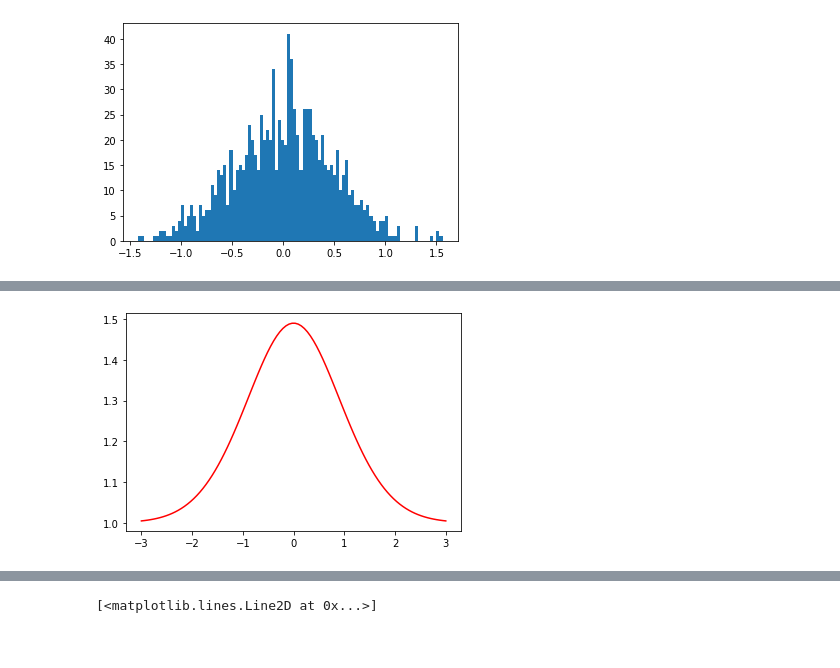
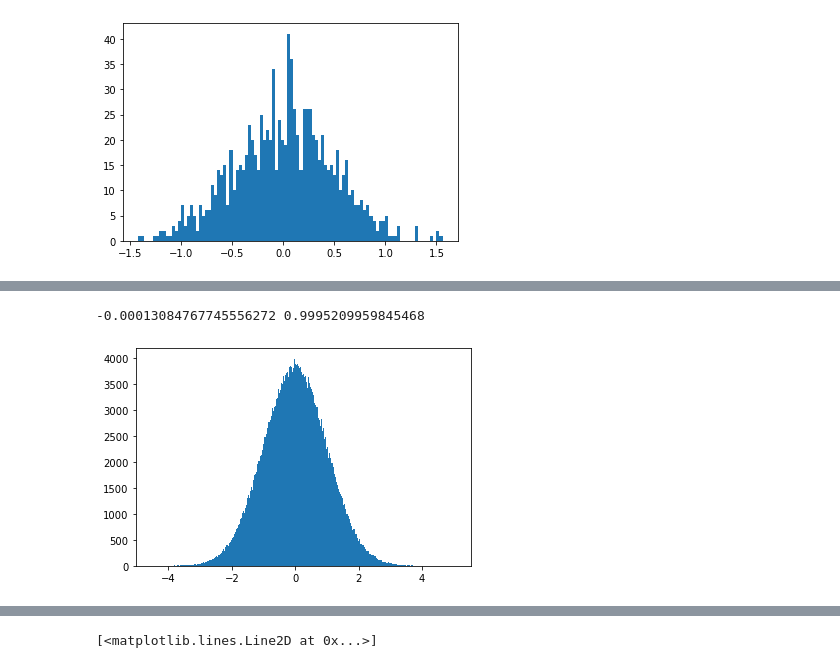
Before and after one commit to danielyang1009/project-test, a Jupyter notebook: main.ipynb, the cells around one changed output, grey strips where cells are left out. Cells and saved outputs as stored; diff of their text form; code cells hidden in the pictures.

```diff
--- a/main.ipynb
+++ b/main.ipynb
@@ -97,2 +105,2 @@ plt.show()
 # %%
-np.hist(np.random.normal(0,1,100),10)
+a = np.random.normal(0,1,1000000)
@@ -106,7 +106,0 @@ np.random.normal(0,1,100)
-# %%
-x1 = np.linspace(mu - 3*sigma, mu + 3*sigma, 100)
-plt.plot(x1, norm_pdf(x1,mu,sigma), color='red')
-
-plt.show()
-# %% [output]
-[figure, removed]
@@ -117,0 +107,10 @@ x = np.linspace(mu - 3*sigma, mu + 3*sigma, 100)
+# %%
+_ = plt.hist(a, bins=1000)
+
+n_mean = np.mean(a)
+n_var = np.var(a)
+
+print(n_mean,n_var)
+# %% [output]
+-0.00013084767745556272 0.9995209959845468
+[figure, added]
```
Also changed, not shown: parts of 17 cells of this notebook.
